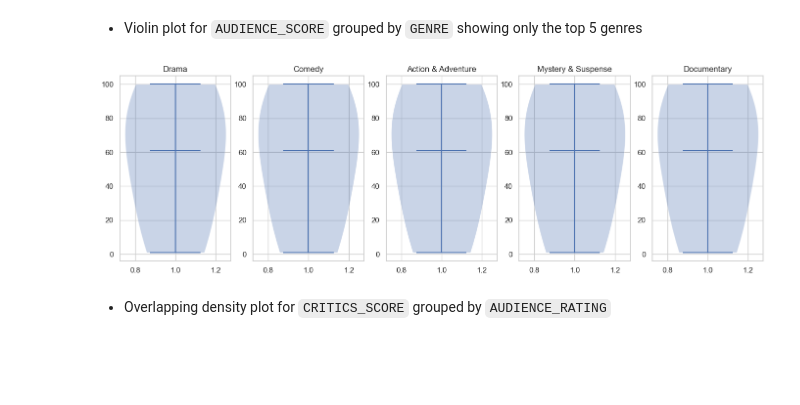
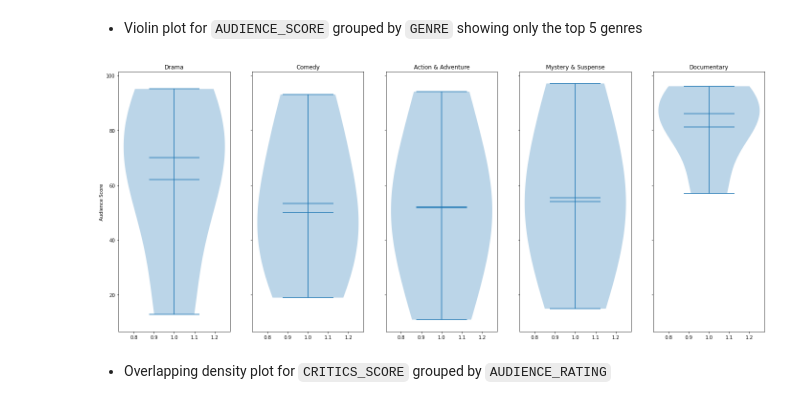
Before and after one commit to DevvyDont/DataMining, a Jupyter notebook: A1/A1_Group_Zamorano.ipynb, the cells around one changed output. Saved outputs shown, nothing was run; the diff lists cells and outputs as text; code cells hidden in the pictures; blank space fills up the shorter version.

Commit message:
box plot and violin plot, section 4

```diff
--- a/A1/A1_Group_Zamorano.ipynb
+++ b/A1/A1_Group_Zamorano.ipynb
@@ -860,30 +898,10 @@ this line should show Box plot for AUDIENCE_SCORE grouped by CRITICS_RATING
 # %% [markdown]
 - Violin plot for `AUDIENCE_SCORE` grouped by `GENRE` showing only the top 5 genres
-# %%
-# calculate a 5-number summary and return array
-def fiveNumSumMod2(in_arr):
-
-    # calculate quartiles
-    quartiles = percentile(in_arr, [25, 50, 75])
-
-    # calculate min/max
-    data_min, data_max = in_arr.min(), in_arr.max()
-
-
-
-    data=[data_min,quartiles[0],quartiles[1],quartiles[2],data_max]
-
-    return data
 # %%
-#print('this line should show Violin plot for AUDIENCE_SCORE grouped by GENRE showing only the top 5 genres')
-
 import matplotlib.pyplot as plt
 
-temp=data[AUDIENCE_SCORE].copy() #make a copy of audience score from data
-temp2=data[GENRE].copy()         #make a copy of genre from data
-
-thisData=data[[AUDIENCE_SCORE,GENRE]].copy()
-t3=thisData[1:]
+thisData=data[[AUDIENCE_SCORE,GENRE]].copy()   #create copy of data with just AUDIENCE_SCORE and GENRE columns
+t3=thisData[1:]                                # filter out unwanted column names
 
 D_arr=[]
 C_arr=[]
@@ -891,6 +909,7 @@ AA_arr=[]
 MS_arr=[]
 Doc_arr=[]
 
+#loop through the top 5 Genres to find the total Audience Score for each genre
 for index, row in t3.iterrows():
     if row["Genre"] =="Drama":
         D_arr.append(row["RT Audience Score"])
@@ -902,46 +921,57 @@ for index, row in t3.iterrows():
         AA_arr.append(row["RT Audience Score"])
 
     if row["Genre"]=="Mystery & Suspense":
         MS_arr.append(row["RT Audience Score"])
 
     if row["Genre"]=="Documentary":
         Doc_arr.append(row["RT Audience Score"])
 
 
+#convert arr of strings to integers, and return the 5 number summarys of each
+D_val=fiveNumSumMod2(D_arr)
 
-D_val=fiveNumSumMod2(arrClean(D_arr))
+C_val=fiveNumSumMod2(C_arr)
 
-C_val=fiveNumSumMod2(arrClean(C_arr))
+AA_val=fiveNumSumMod2(AA_arr)
 
-AA_val=fiveNumSumMod2(arrClean(AA_arr))
+MS_val=fiveNumSumMod2(MS_arr)
 
-MS_val=fiveNumSumMod2(arrClean(MS_arr))
-
-Doc_val=fiveNumSumMod2(arrClean(Doc_arr))
+Doc_val=fiveNumSumMod2(Doc_arr)
 
 
-fig, (ax1, ax2, ax3,ax4,ax5) = plt.subplots(nrows=1, ncols=5)
+#create 5 subplots to be ploted
+fig, (ax1, ax2, ax3, ax4, ax5) = plt.subplots(nrows=1, ncols=5, sharex=True, sharey=True,figsize=(10,10))
 
-ax1.violinplot(D_val, showmedians=True)
+#create Drama violin plot,
+ax1.violinplot(D_val, showmedians=True,showmeans=True, showextrema=True)
 ax1.set_title('Drama')
 
-ax2.violinplot(C_val, showmedians=True)
+#create Comedy violin plot
+ax2.violinplot(C_val, showmedians=True,showmeans=True, showextrema=True)
 ax2.set_title('Comedy')
 
-ax3.violinplot(AA_val, showmedians=True)
+#create Action & Adventure violin plot
+ax3.violinplot(AA_val, showmedians=True,showmeans=True, showextrema=True)
 ax3.set_title('Action & Adventure')
 
-ax4.violinplot(MS_val, showmedians=True)
+#create Myster & Suspense violin plot
+ax4.violinplot(MS_val, showmedians=True,showmeans=True, showextrema=True)
 ax4.set_title('Mystery & Suspense')
 
-ax5.violinplot(Doc_val, showmedians=True)
+#creat Documentary violin plot
+ax5.violinplot(Doc_val, showmedians=True,showmeans=True, showextrema=True)
 ax5.set_title('Documentary')
 
+#format the spacing between the plots
 plt.subplots_adjust(right=2)
 
+#set y axis label
+ax1.set_ylabel("Audience Score")
+
+#show the plots
 plt.show()
 # %% [output]
-[figure, old version]
+[figure, new version]
 # %% [markdown]
 - Overlapping density plot for `CRITICS_SCORE` grouped by `AUDIENCE_RATING`
 # %%
```
Also changed, not shown: parts of 6 cells of this notebook.
